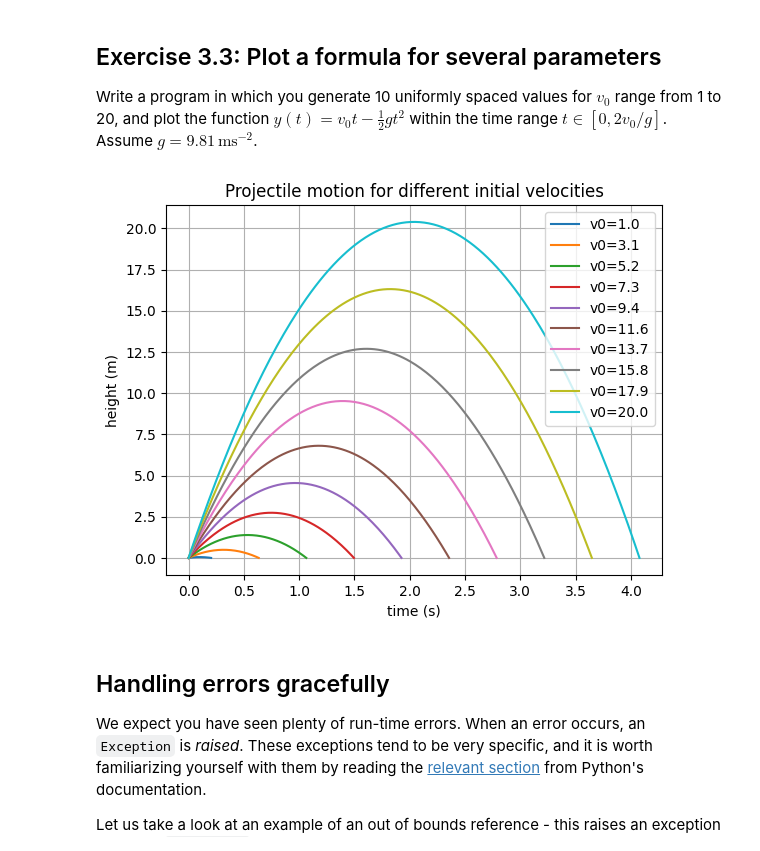
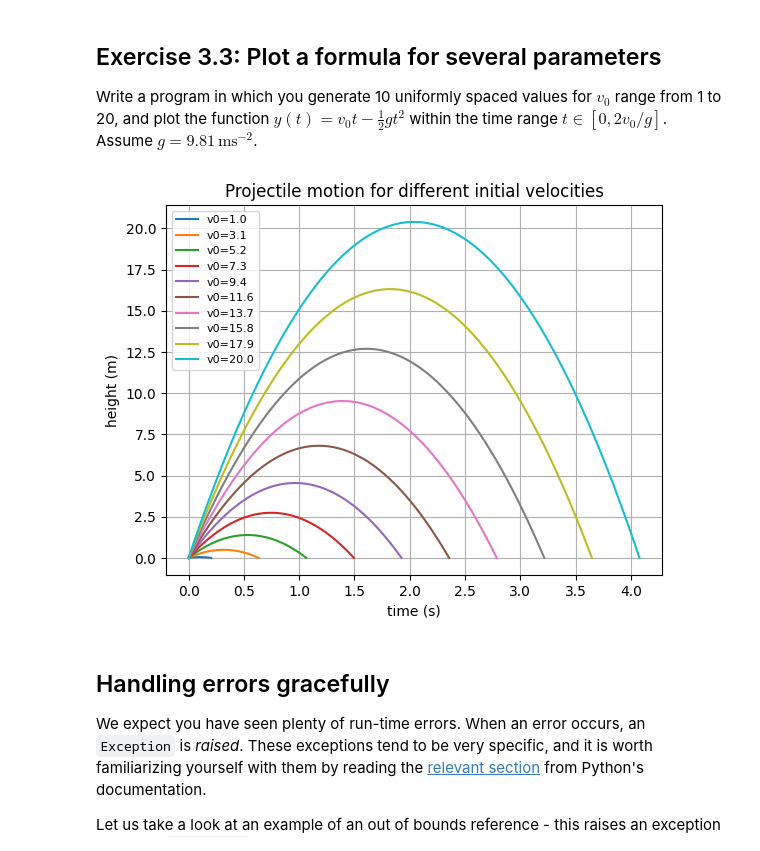
Before and after one commit to ese-ada-lovelace-2025/introduction-to-python-ada-eeb0803e6c, a Jupyter notebook: lecture3/lecture3.ipynb, the cells around one changed output. Saved outputs shown, nothing was run; the diff lists cells and outputs as text; code cells hidden in the pictures.

```diff
--- a/lecture3/lecture3.ipynb
+++ b/lecture3/lecture3.ipynb
@@ -160,30 +158,29 @@ For further examples check out the [matplotlib](https://matplotlib.org/) documen
 
 Write a program in which you generate 10 uniformly spaced values for $v_0$ range from 1 to 20, and plot the function $y(t) = v_0t − \frac{1}{2}gt^2$ within the time range $t \in [0, 2v_0/g]$. Assume $g = 9.81 \,\text{ms}^{-2}$.
 # %%
+# import numpy and matplotlib library
 import numpy as np
 import matplotlib.pyplot as plt
 
-# Gravity
-g = 9.81
+g = 9.81 # Gravity value
 
-# 10 initial velocities from 1 to 20
-v0_values = np.linspace(1, 20, 10)
+v0_values = np.linspace(1, 20, 10) # 10 initial velocities from 1 to 20
 
-# Loop through each v0 and plot the trajectory
+# Loop through each v0
 for v0 in v0_values:
     t = np.linspace(0, 2*v0/g, 200)   # time range for each v0
-    y = v0 * t - 0.5 * g * t**2       # trajectory
-    plt.plot(t, y, label=f"v0={v0:.1f}")
+    y = v0 * t - 0.5 * g * t**2       # function
+    plt.plot(t, y, label=f"v0={v0:.1f}") # plot the function
 
-# Plot formatting
+# Plot
 plt.xlabel("time (s)")
 plt.ylabel("height (m)")
 plt.title("Projectile motion for different initial velocities")
-plt.legend()
+plt.legend(loc = "upper left", fontsize=8)
 plt.grid(True)
 plt.show()
 # %% [output]
-[figure, old version]
+[figure, new version]
 # %% [markdown]
 ## Handling errors gracefully
 
```
Also changed, not shown: parts of 10 cells of this notebook.
